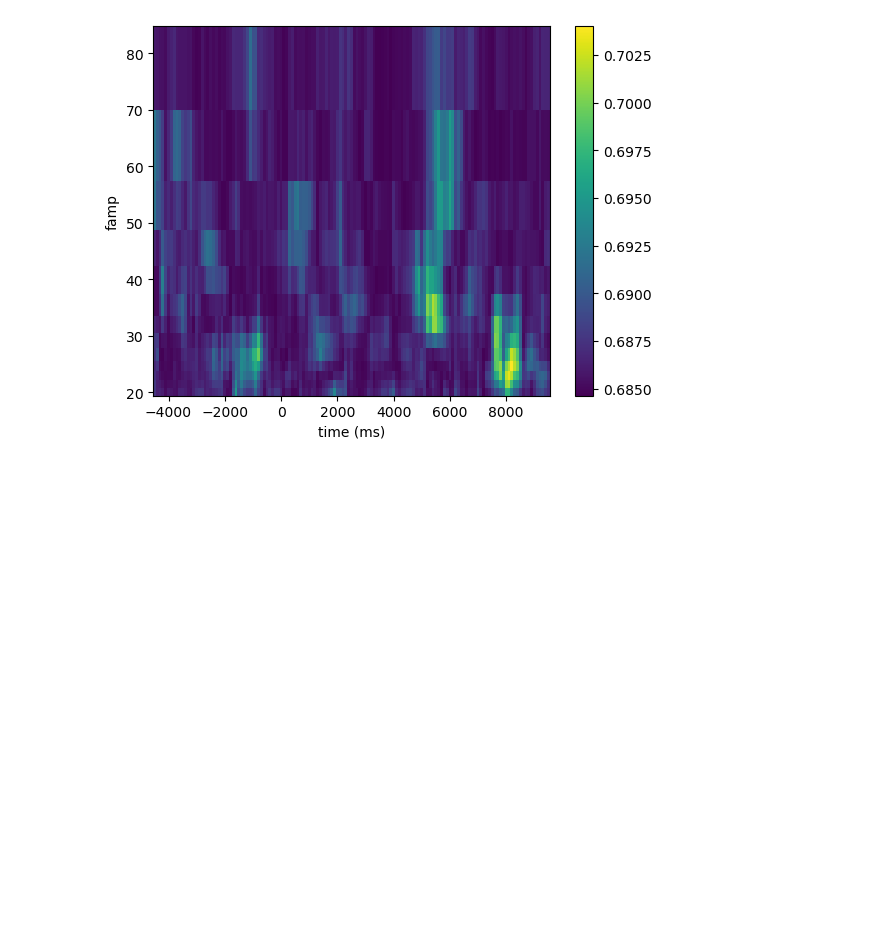
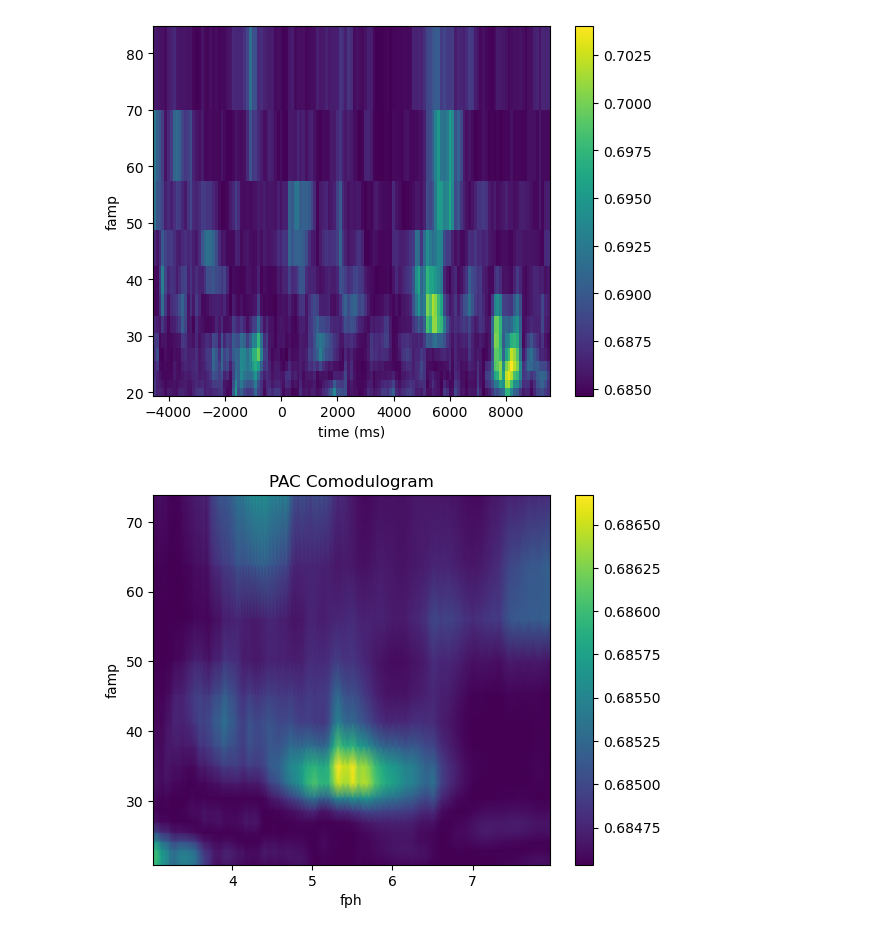
Before and after one commit to ArmanMehr/LFP_Signal_Analysis, a Jupyter notebook: main.ipynb, the cells around one changed output. Saved outputs shown, nothing was run; the diff lists cells and outputs as text; code cells hidden in the pictures; blank space fills up the shorter version.

Commit message:
Added comodulogram to PAC

```diff
--- a/main.ipynb
+++ b/main.ipynb
@@ -56,3 +56,16 @@ plt.colorbar()
 plt.show()
 # %% [output]
 [figure]
+# %%
+trial = 5
+time = loaded_data['time']
+PAC_all, fph, famp = PAC.PAC_comodulogram_ts(loaded_data['ev20']['data'][0,time>0,trial-1], loaded_data['ev20']['data'][3,time>0,trial-1], loaded_data['srate'])
+# %%
+plt.pcolormesh(fph, famp, PAC_all.T, shading='gouraud')
+plt.colorbar()
+plt.xlabel('fph')
+plt.ylabel('famp')
+plt.title('PAC Comodulogram')
+plt.show()
+# %% [output]
+[figure, added]
```
Also changed, not shown: 1 other file.
